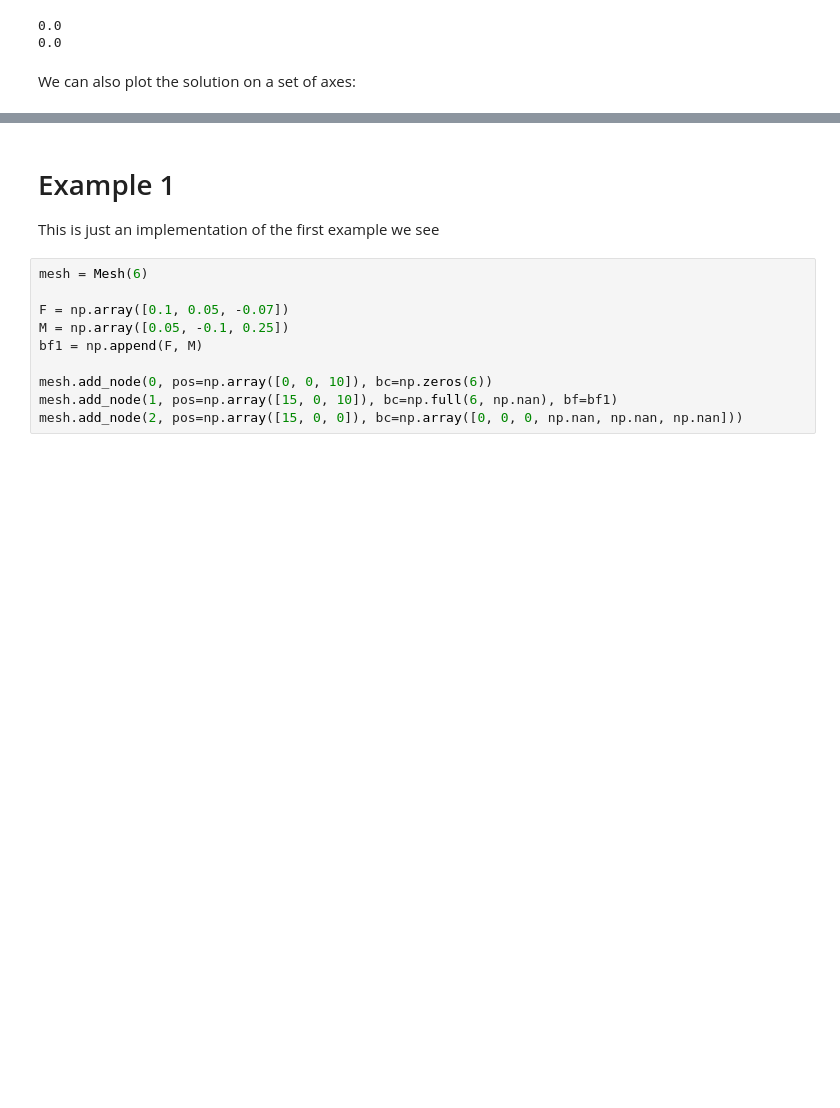
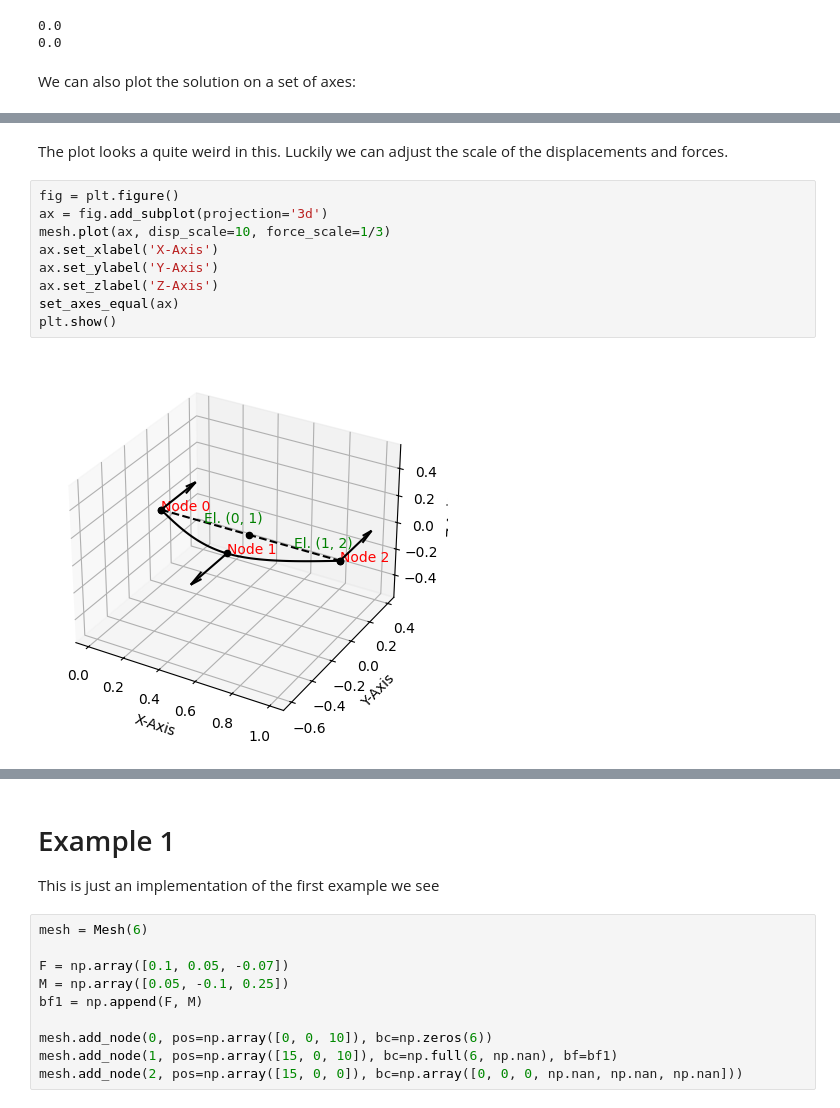
Before and after one commit to rtengle/me700-hw2, a Jupyter notebook: tutorial/tutorial.ipynb, the cells around one changed output, grey strips where cells are left out. Cells and saved outputs as stored; diff of their text form; blank space fills up the shorter version.

```diff
--- a/tutorial/tutorial.ipynb
+++ b/tutorial/tutorial.ipynb
@@ -136,0 +142,13 @@ plt.show()
+# %% [markdown]
+The plot looks a quite weird in this. Luckily we can adjust the scale of the displacements and forces.
+# %%
+fig = plt.figure()
+ax = fig.add_subplot(projection='3d')
+mesh.plot(ax, disp_scale=10, force_scale=1/3)
+ax.set_xlabel('X-Axis')
+ax.set_ylabel('Y-Axis')
+ax.set_zlabel('Z-Axis')
+set_axes_equal(ax)
+plt.show()
+# %% [output]
+[figure, added]
```
Also changed, not shown: parts of 16 cells of this notebook, 3 other files.
